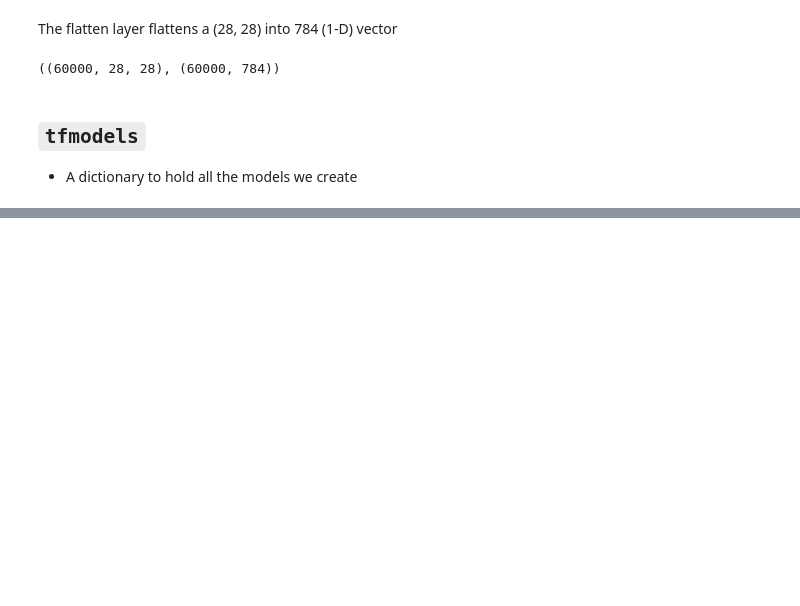
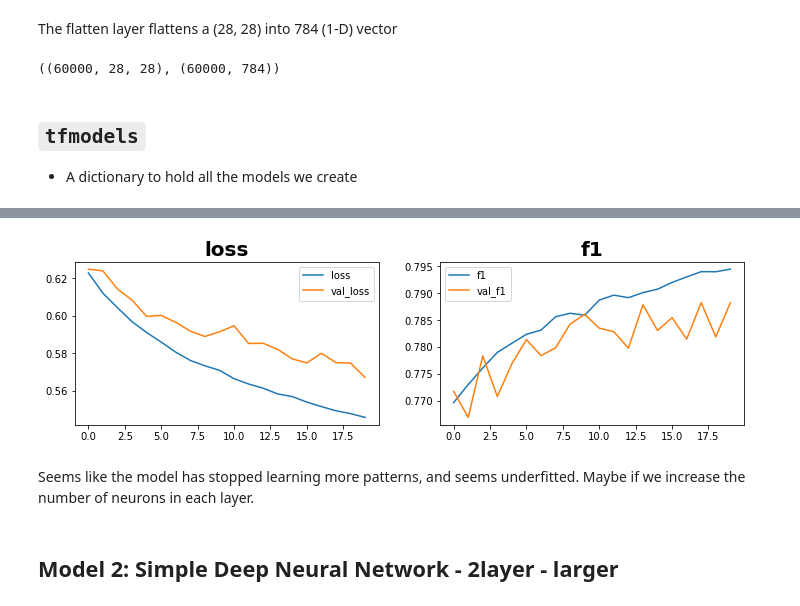
Before and after one commit to abhi8893/tensorflow-deep-learning-mrdbourke, a Jupyter notebook: notebooks/02B-Fashion-MNIST-larger-example.ipynb, the cells around one changed output, grey strips where cells are left out. Cells and saved outputs as stored; diff of their text form; code cells hidden in the pictures; blank space fills up the shorter version.

```diff
--- a/notebooks/02B-Fashion-MNIST-larger-example.ipynb
+++ b/notebooks/02B-Fashion-MNIST-larger-example.ipynb
@@ -329,0 +329,14 @@ tfmodels = {}
+# %%
+# Set random seed
+tf.random.set_seed(42)
+
+# Create model
+model = tf.keras.models.Sequential([
+    layers.Flatten(input_shape=imgds.train_dim),
+    layers.Dense(4, activation='relu'),
+    layers.Dense(4, activation='relu'),
+    layers.Dense(imgds.n_classes, activation='softmax')
+])
+
+# Compile the model
+model.compile(loss=losses.categorical_crossentropy, optimizer=optimizers.Adam(learning_rate=0.001), metrics=[KerasMetrics.f1])
@@ -329,0 +362,12 @@ tfmodels = {}
+# %%
+# Fit the model
+history = model.fit(X_train, y_train, validation_split=0.1, epochs=20, batch_size=128, verbose=0) # 128 batch size works faster!
+tfmodels['simple-dense-2layer'] = model
+# %%
+plot_learning_curve(history.history, extra_metric='f1');
+# %% [output]
+[figure, added]
+# %% [markdown]
+Seems like the model has stopped learning more patterns, and seems underfitted. Maybe if we increase the number of neurons in each layer.
+# %% [markdown]
+## Model 2: Simple Deep Neural Network - 2layer - larger
```
Also changed, not shown: parts of 59 cells of this notebook.
